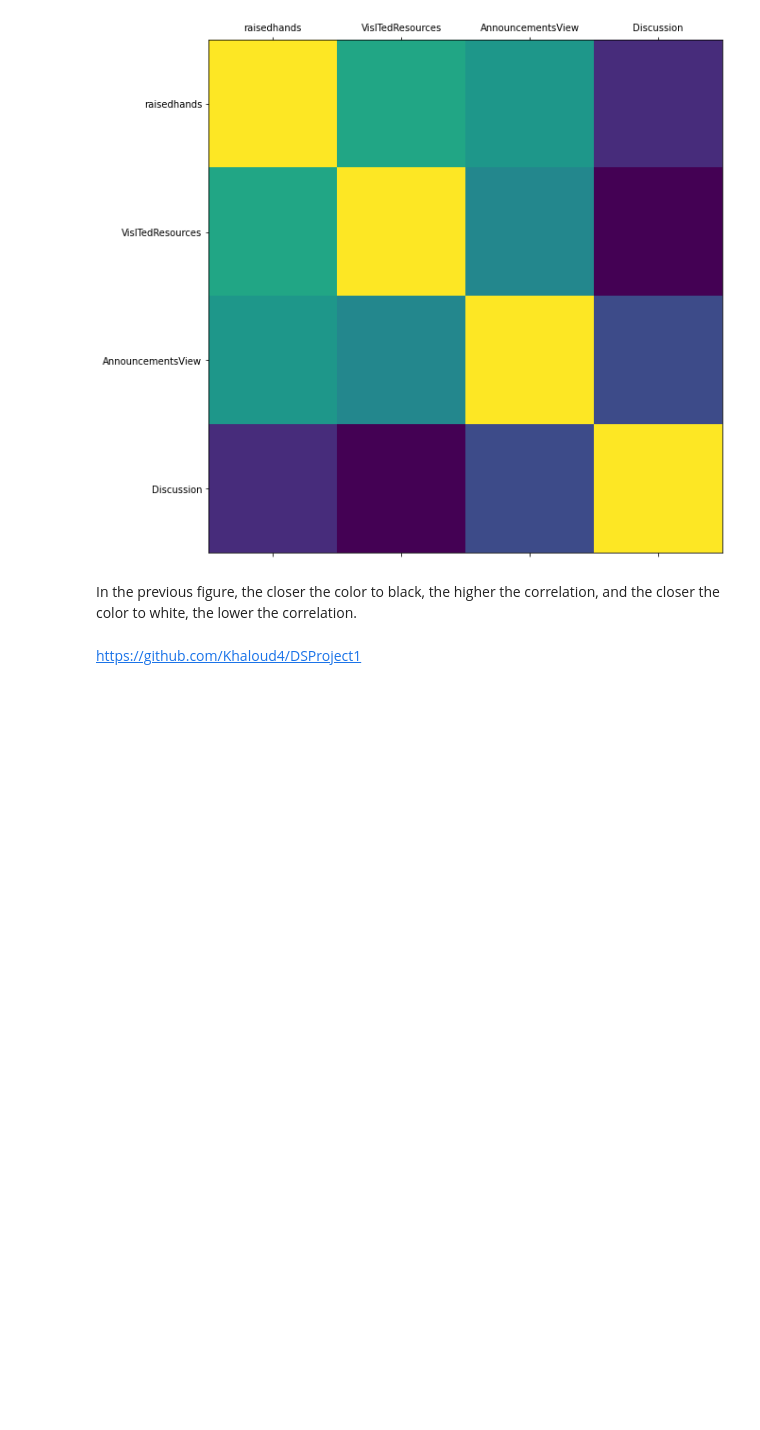
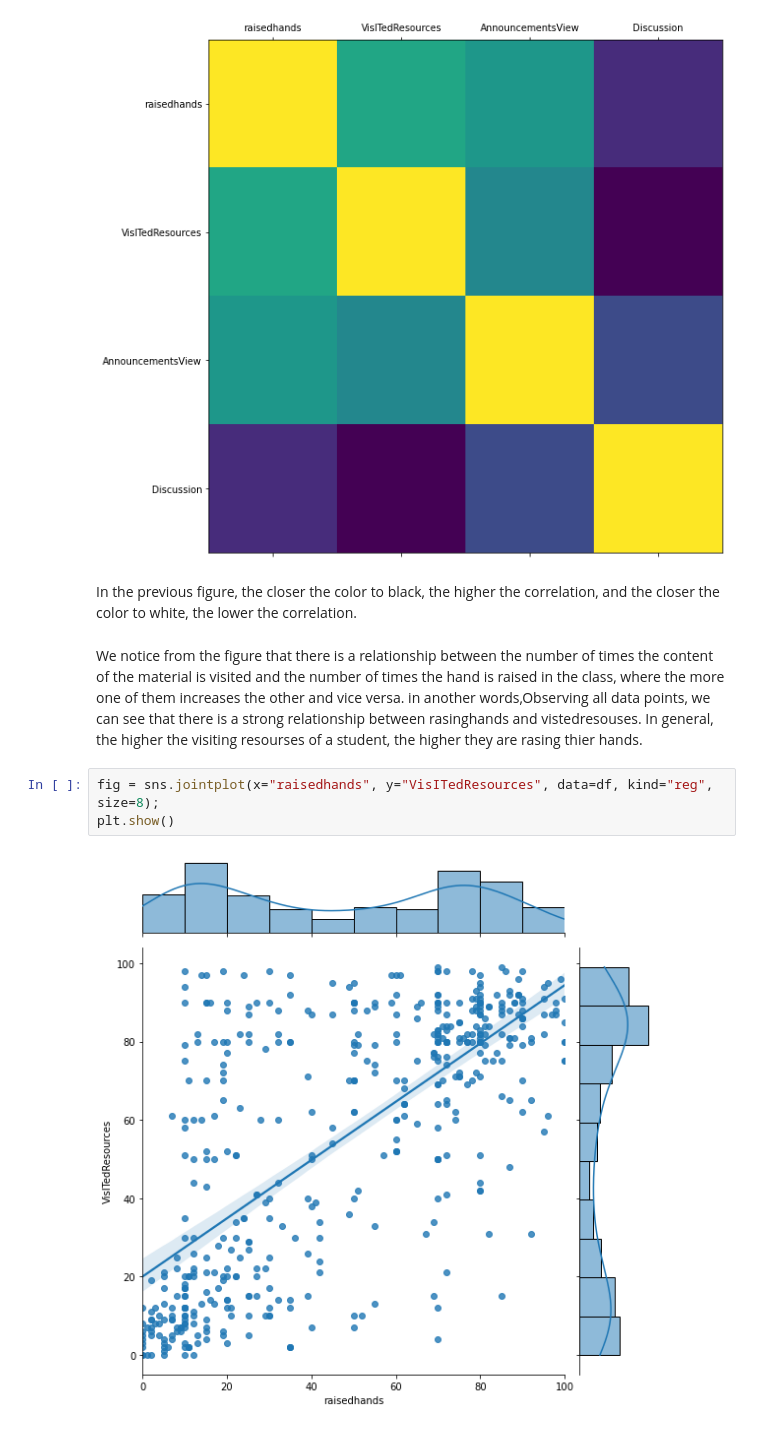
Before and after one commit to Khaloud4/Khaloud4, a Jupyter notebook: KhaloudAlkhaledDSP.ipynb, the cells around one changed output. Saved outputs shown, nothing was run; the diff lists cells and outputs as text; blank space fills up the shorter version.

```diff
--- a/KhaloudAlkhaledDSP.ipynb
+++ b/KhaloudAlkhaledDSP.ipynb
@@ -256,5 +291,11 @@ plt.yticks(range(len(corr.columns)), corr.columns)
 [figure]
 # %% [markdown]
 In the previous figure, the closer the color to black, the higher the correlation, and the closer the color to white, the lower the correlation.
-# %% [markdown]
-https://github.com/Khaloud4/DSProject1
+# %% [markdown]
+We notice from the figure that there is a relationship between the number of times the content of the material is visited and the number of times the hand is raised in the class, where the more one of them increases the other and vice versa.
+in another words,Observing all data points, we can see that there is a strong relationship between rasinghands and vistedresouses. In general, the higher the visiting resourses of a student, the higher they are rasing thier hands.
+# %%
+fig = sns.jointplot(x="raisedhands", y="VisITedResources", data=df, kind="reg", size=8);
+plt.show()
+# %% [output]
+[figure, added]
```
Also changed, not shown: parts of 36 cells of this notebook, 1 other file.
